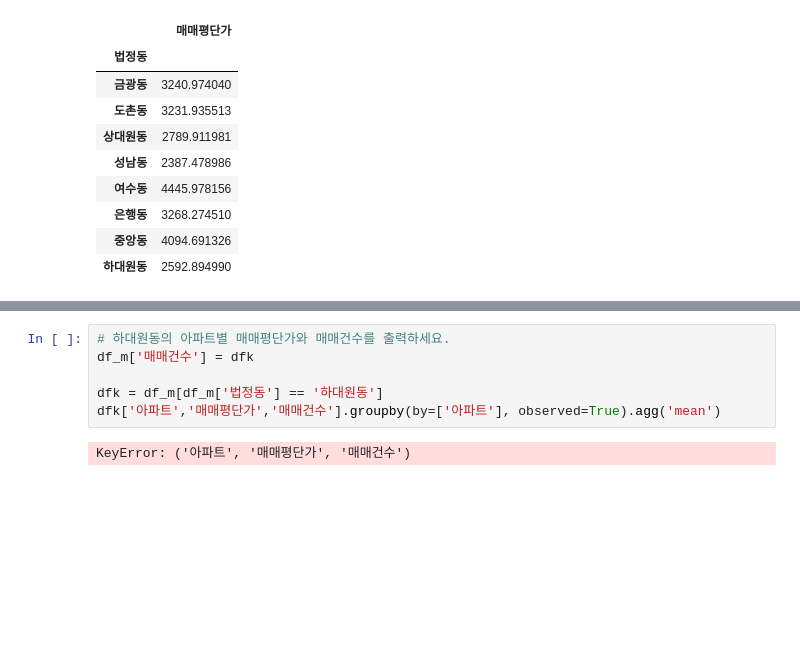
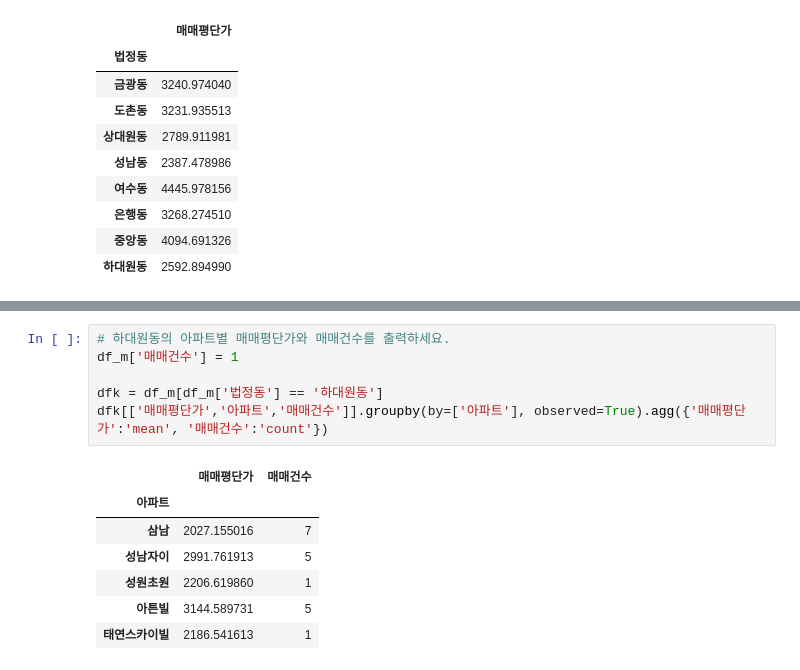
Before and after one commit to beom-L/KDT10, a Jupyter notebook: EX_DATA_VS/pandas_test.ipynb, the cells around one changed output, grey strips where cells are left out. Saved outputs shown, nothing was run; the diff lists cells and outputs as text; blank space fills up the shorter version.

```diff
--- a/EX_DATA_VS/pandas_test.ipynb
+++ b/EX_DATA_VS/pandas_test.ipynb
@@ -325,8 +332,14 @@ for aptName in apt_col:
 # %%
 # 하대원동의 아파트별 매매평단가와 매매건수를 출력하세요.
-df_m['매매건수'] = dfk
+df_m['매매건수'] = 1
 
 dfk = df_m[df_m['법정동'] == '하대원동']
-dfk['아파트','매매평단가','매매건수'].groupby(by=['아파트'], observed=True).agg('mean')
+dfk[['매매평단가','아파트','매매건수']].groupby(by=['아파트'], observed=True).agg({'매매평단가':'mean', '매매건수':'count'})
 # %% [output]
-KeyError: ('아파트', '매매평단가', '매매건수')
+|  | 매매평단가 | 매매건수 |
+| 아파트 |  |  |
+| 삼남 | 2027.155016 | 7 |
+| 성남자이 | 2991.761913 | 5 |
+| 성원초원 | 2206.619860 | 1 |
+| 아튼빌 | 3144.589731 | 5 |
+| 태연스카이빌 | 2186.541613 | 1 |
```
Also changed, not shown: parts of 73 cells of this notebook, 18 other files.
